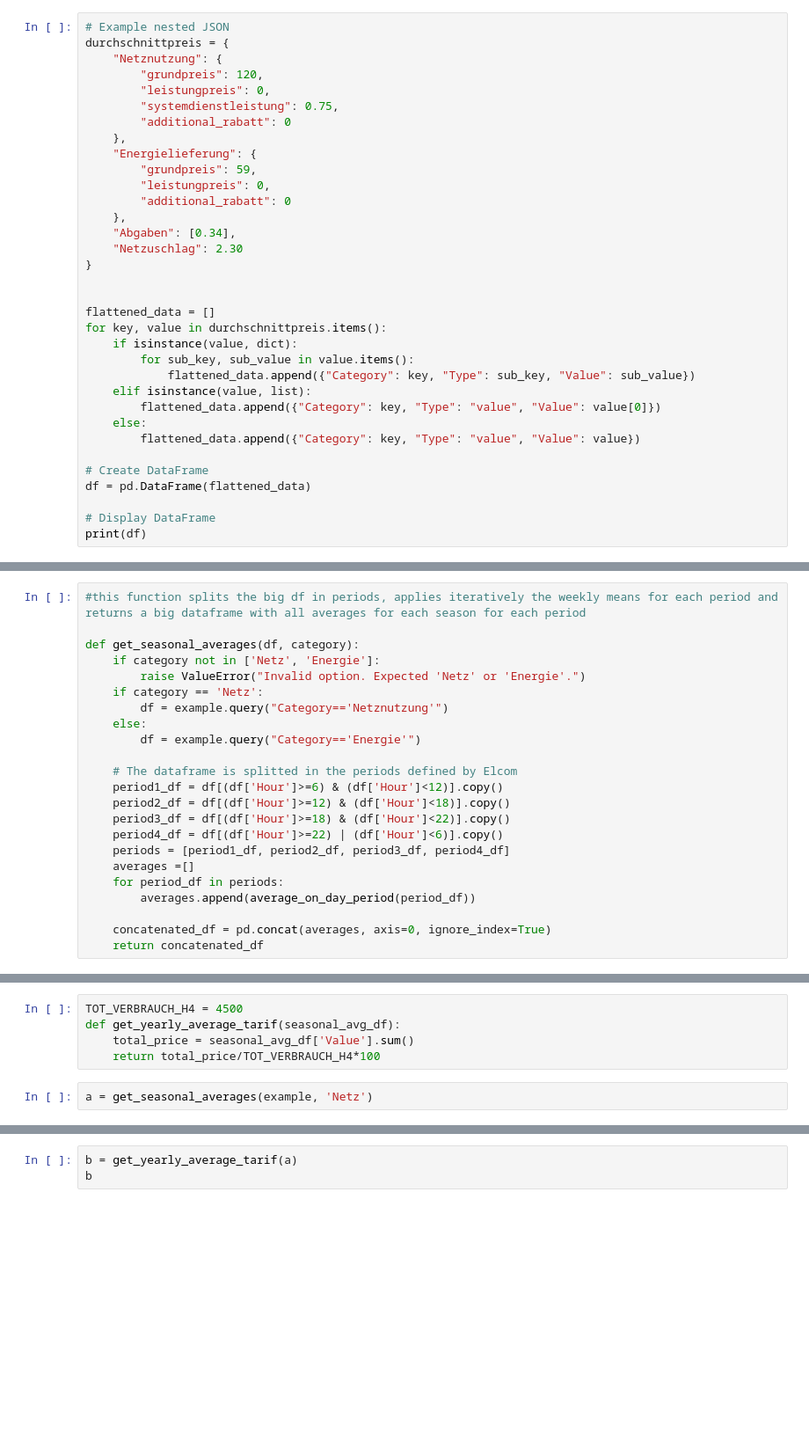
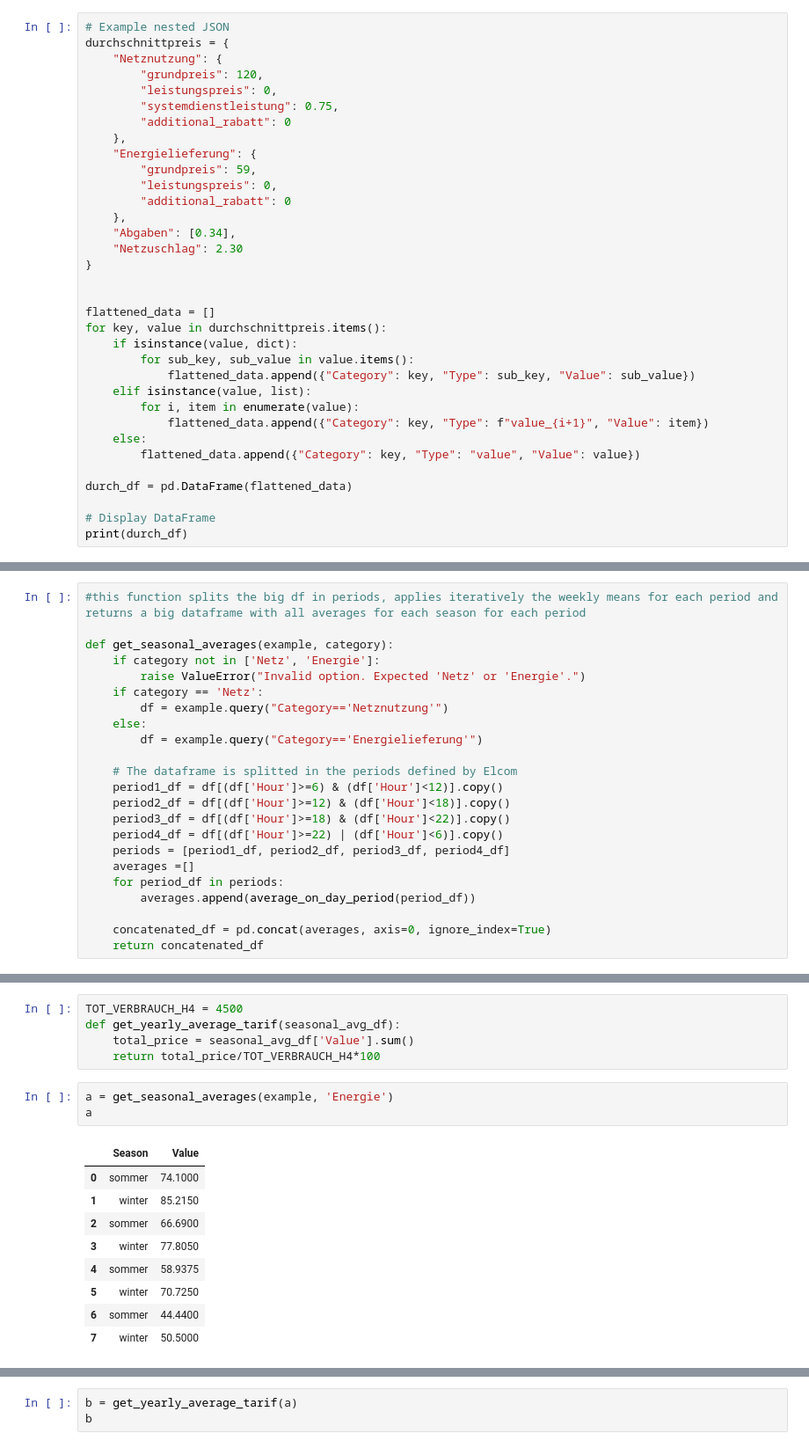
Before and after one commit to paploe/electricity-tariffs, a Jupyter notebook: elcom-calculator/test.ipynb, the cells around one changed output, grey strips where cells are left out. Shown: that part at 88% size. Drawn from its saved outputs; the diff is of its cells as text; blank space fills up the shorter version.

Commit message:
wip logic durchschnitt

```diff
--- a/elcom-calculator/test.ipynb
+++ b/elcom-calculator/test.ipynb
@@ -119,13 +119,13 @@ df
 durchschnittpreis = {
     "Netznutzung": {
         "grundpreis": 120,
-        "leistungpreis": 0,
+        "leistungspreis": 0,
         "systemdienstleistung": 0.75,
         "additional_rabatt": 0
     },
     "Energielieferung": {
         "grundpreis": 59,
-        "leistungpreis": 0,
+        "leistungspreis": 0,
         "additional_rabatt": 0
     },
     "Abgaben": [0.34],
@@ -139,12 +139,12 @@ for key, value in durchschnittpreis.items():
         for sub_key, sub_value in value.items():
             flattened_data.append({"Category": key, "Type": sub_key, "Value": sub_value})
     elif isinstance(value, list):
-        flattened_data.append({"Category": key, "Type": "value", "Value": value[0]})
+        for i, item in enumerate(value):
+            flattened_data.append({"Category": key, "Type": f"value_{i+1}", "Value": item})
     else:
         flattened_data.append({"Category": key, "Type": "value", "Value": value})
 
-# Create DataFrame
-df = pd.DataFrame(flattened_data)
+durch_df = pd.DataFrame(flattened_data)
 
 # Display DataFrame
-print(df)
+print(durch_df)
@@ -222,13 +273,13 @@ average_on_day_period(period1)
 # %%
 #this function splits the big df in periods, applies iteratively the weekly means for each period and returns a big dataframe with all averages for each season for each period
 
-def get_seasonal_averages(df, category):
+def get_seasonal_averages(example, category):
     if category not in ['Netz', 'Energie']:
         raise ValueError("Invalid option. Expected 'Netz' or 'Energie'.")
     if category == 'Netz':
         df = example.query("Category=='Netznutzung'")
     else:
-        df = example.query("Category=='Energie'")
+        df = example.query("Category=='Energielieferung'")
 
     # The dataframe is splitted in the periods defined by Elcom
     period1_df = df[(df['Hour']>=6) & (df['Hour']<12)].copy()
@@ -260,5 +311,16 @@ def get_yearly_average_tarif(seasonal_avg_df):
     total_price = seasonal_avg_df['Value'].sum()
     return total_price/TOT_VERBRAUCH_H4*100
 # %%
-a = get_seasonal_averages(example, 'Netz')
+a = get_seasonal_averages(example, 'Energie')
+a
+# %% [output]
+|  | Season | Value |
+| 0 | sommer | 74.1000 |
+| 1 | winter | 85.2150 |
+| 2 | sommer | 66.6900 |
+| 3 | winter | 77.8050 |
+| 4 | sommer | 58.9375 |
+| 5 | winter | 70.7250 |
+| 6 | sommer | 44.4400 |
+| 7 | winter | 50.5000 |
 # %%
```
Also changed, not shown: parts of 7 cells of this notebook, 1 other file.
